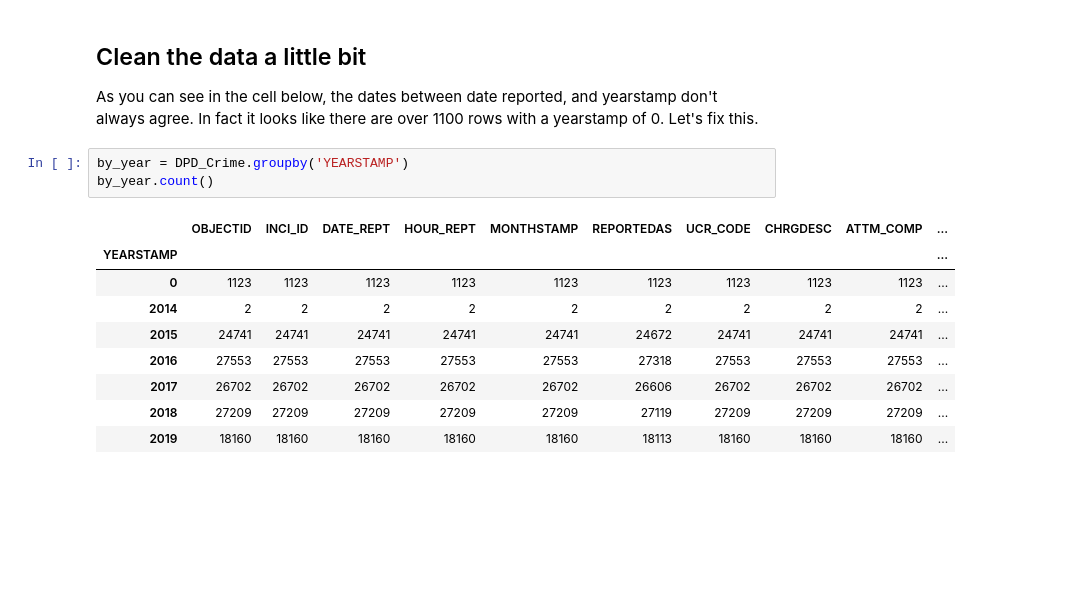
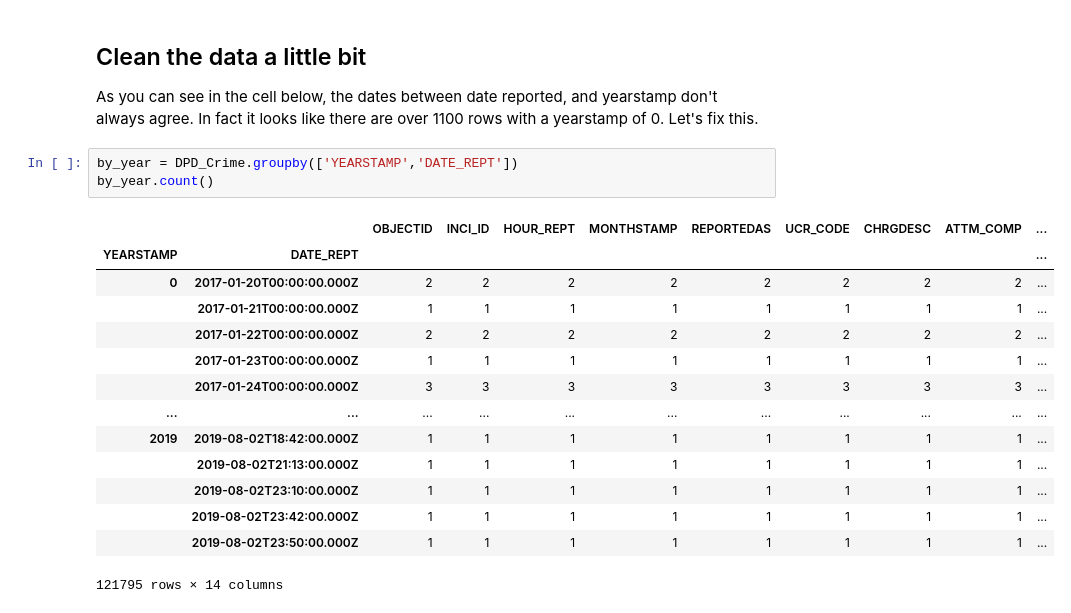
Before and after one commit to M-Eggleston/AnalyzeDurham, a Jupyter notebook: OpenDurham.ipynb, the cells around one changed output. Cells and saved outputs as stored; diff of their text form; blank space fills up the shorter version.

Commit message:
Cleaned the YEARSTAMP column in DPD_Crime data.

```diff
--- a/OpenDurham.ipynb
+++ b/OpenDurham.ipynb
@@ -110,15 +110,20 @@ explosions
 ## Clean the data a little bit
 As you can see in the cell below, the dates between date reported, and yearstamp don't always agree. In fact it looks like there are over 1100 rows with a yearstamp of 0. Let's fix this.
 # %%
-by_year = DPD_Crime.groupby('YEARSTAMP')
+by_year = DPD_Crime.groupby(['YEARSTAMP','DATE_REPT'])
 by_year.count()
 # %% [output]
-|  | OBJECTID | INCI_ID | DATE_REPT | HOUR_REPT | MONTHSTAMP | REPORTEDAS | UCR_CODE | CHRGDESC | ATTM_COMP | ... |
-| YEARSTAMP |  |  |  |  |  |  |  |  |  | ... |
-| 0 | 1123 | 1123 | 1123 | 1123 | 1123 | 1123 | 1123 | 1123 | 1123 | ... |
-| 2014 | 2 | 2 | 2 | 2 | 2 | 2 | 2 | 2 | 2 | ... |
-| 2015 | 24741 | 24741 | 24741 | 24741 | 24741 | 24672 | 24741 | 24741 | 24741 | ... |
-| 2016 | 27553 | 27553 | 27553 | 27553 | 27553 | 27318 | 27553 | 27553 | 27553 | ... |
-| 2017 | 26702 | 26702 | 26702 | 26702 | 26702 | 26606 | 26702 | 26702 | 26702 | ... |
-| 2018 | 27209 | 27209 | 27209 | 27209 | 27209 | 27119 | 27209 | 27209 | 27209 | ... |
-| 2019 | 18160 | 18160 | 18160 | 18160 | 18160 | 18113 | 18160 | 18160 | 18160 | ... |
+|  |  | OBJECTID | INCI_ID | HOUR_REPT | MONTHSTAMP | REPORTEDAS | UCR_CODE | CHRGDESC | ATTM_COMP | ... |
+| YEARSTAMP | DATE_REPT |  |  |  |  |  |  |  |  | ... |
+| 0 | 2017-01-20T00:00:00.000Z | 2 | 2 | 2 | 2 | 2 | 2 | 2 | 2 | ... |
+|  | 2017-01-21T00:00:00.000Z | 1 | 1 | 1 | 1 | 1 | 1 | 1 | 1 | ... |
+|  | 2017-01-22T00:00:00.000Z | 2 | 2 | 2 | 2 | 2 | 2 | 2 | 2 | ... |
+|  | 2017-01-23T00:00:00.000Z | 1 | 1 | 1 | 1 | 1 | 1 | 1 | 1 | ... |
+|  | 2017-01-24T00:00:00.000Z | 3 | 3 | 3 | 3 | 3 | 3 | 3 | 3 | ... |
+| ... | ... | ... | ... | ... | ... | ... | ... | ... | ... | ... |
+| 2019 | 2019-08-02T18:42:00.000Z | 1 | 1 | 1 | 1 | 1 | 1 | 1 | 1 | ... |
+|  | 2019-08-02T21:13:00.000Z | 1 | 1 | 1 | 1 | 1 | 1 | 1 | 1 | ... |
+|  | 2019-08-02T23:10:00.000Z | 1 | 1 | 1 | 1 | 1 | 1 | 1 | 1 | ... |
+|  | 2019-08-02T23:42:00.000Z | 1 | 1 | 1 | 1 | 1 | 1 | 1 | 1 | ... |
+|  | 2019-08-02T23:50:00.000Z | 1 | 1 | 1 | 1 | 1 | 1 | 1 | 1 | ... |
+121795 rows × 14 columns
```
Also changed, not shown: parts of 3 cells of this notebook.
